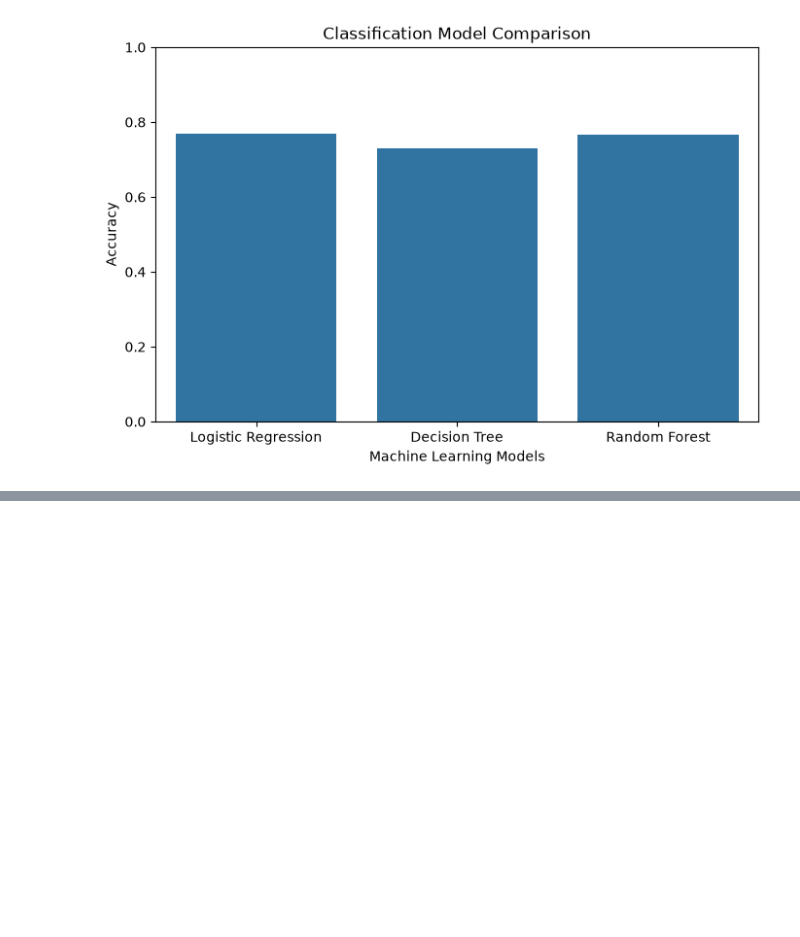
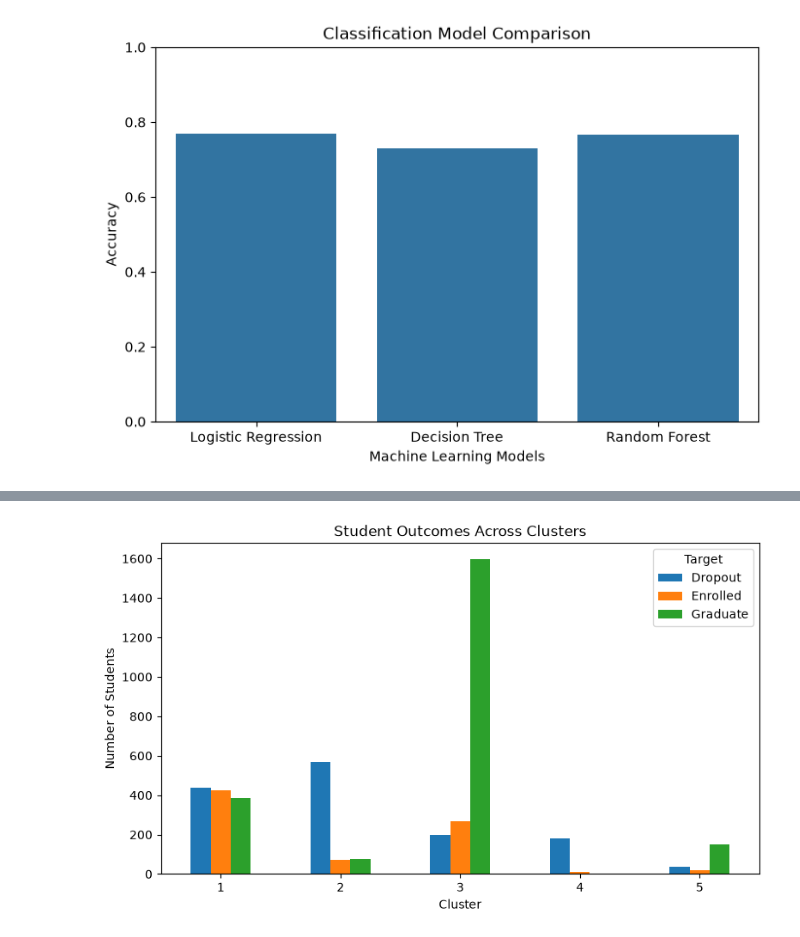
Before and after one commit to DLDevL/student-academic-outcome-analysis, a Jupyter notebook: Student_Academic_Outcome_Analysis.ipynb, the cells around one changed output, grey strips where cells are left out. Cells and saved outputs as stored; diff of their text form; code cells hidden in the pictures; blank space fills up the shorter version.

```diff
--- a/Student_Academic_Outcome_Analysis.ipynb
+++ b/Student_Academic_Outcome_Analysis.ipynb
@@ -520,0 +705,4 @@ plt.show()
+# %%
+outcome_analysis = pd.crosstab(df["Cluster"], df["Target"])
+
+print(outcome_analysis)
@@ -520,0 +717,13 @@ plt.show()
+# %%
+outcome_analysis.plot(
+    kind="bar",
+    figsize=(9, 5)
+)
+
+plt.title("Student Outcomes Across Clusters")
+plt.xlabel("Cluster")
+plt.ylabel("Number of Students")
+plt.xticks(rotation=0)
+plt.show()
+# %% [output]
+[figure, added]
```
Also changed, not shown: parts of 18 cells of this notebook.
